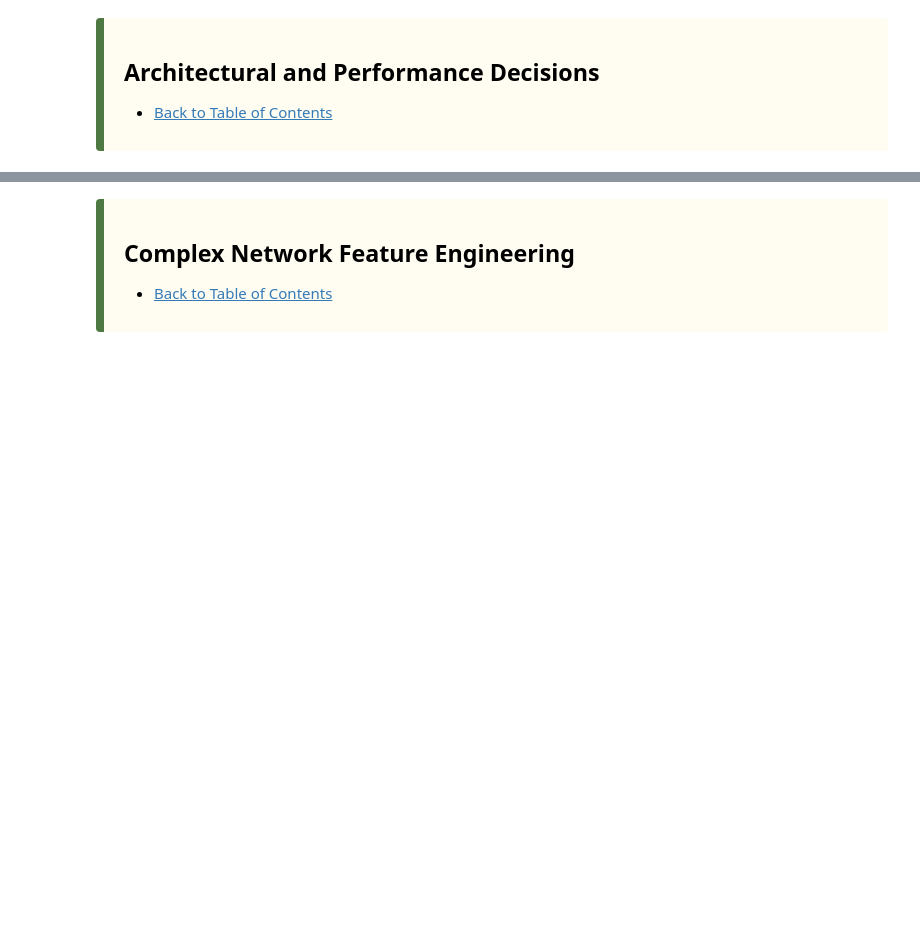
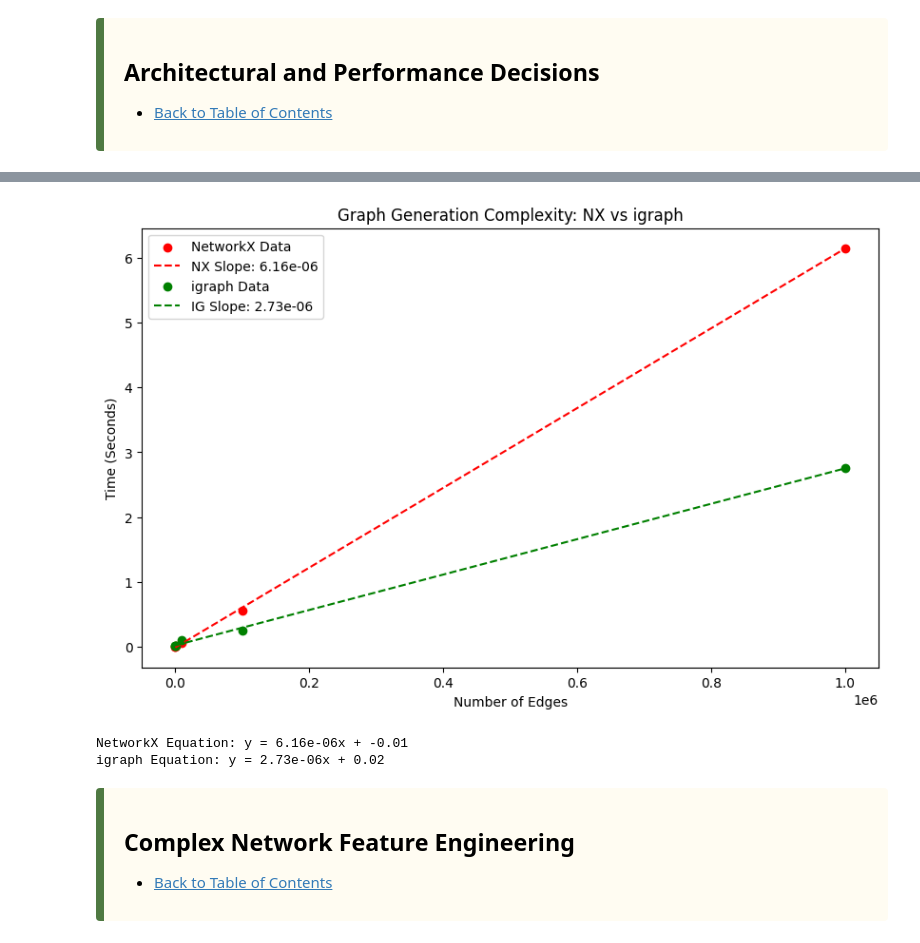
Before and after one commit to JaredWood-DU/COMP3703, a Jupyter notebook: final/explore_complex_networks.ipynb, the cells around one changed output, grey strips where cells are left out. Cells and saved outputs as stored; diff of their text form; code cells hidden in the pictures; blank space fills up the shorter version.

```diff
--- a/final/explore_complex_networks.ipynb
+++ b/final/explore_complex_networks.ipynb
@@ -70,0 +132,43 @@ import seaborn as sns
+# %%
+def _vis_graph_generation_time(df, sizes=[10, 100, 1000, 10000, 100000, 1000000]):
+    nx_times, ig_times = [], []
+    cols = ['in_bytes', 'out_bytes', 'duration_in']
+
+    for size in sizes:
+        sample = df.head(size)
+
+        # Benchmark NetworkX (MultiDiGraph)
+        start = time()
+        _ = nx.from_pandas_edgelist(sample, 'ipv4_src_addr', 'ipv4_dst_addr',
+                                    edge_attr=cols, create_using=nx.MultiDiGraph())
+        nx_times.append(time() - start)
+
+        # Benchmark igraph (Directed)
+        start = time()
+        _ = ig.Graph.DataFrame(sample[['ipv4_src_addr', 'ipv4_dst_addr'] + cols],
+                               directed=True, use_vids=False)
+        ig_times.append(time() - start)
+
+    # Convert to arrays for regression
+    sizes_arr = np.array(sizes)
+
+    # Calculate Best Fit Slopes (y = mx + b)
+    m_nx, b_nx = np.polyfit(sizes_arr, nx_times, 1)
+    m_ig, b_ig = np.polyfit(sizes_arr, ig_times, 1)
+
+    # Plotting
+    plt.figure(figsize=(10, 6))
+    plt.scatter(sizes, nx_times, color='red', label='NetworkX Data')
+    plt.plot(sizes, m_nx*sizes_arr + b_nx, '--', color='red', label=f'NX Slope: {m_nx:.2e}')
+
+    plt.scatter(sizes, ig_times, color='green', label='igraph Data')
+    plt.plot(sizes, m_ig*sizes_arr + b_ig, '--', color='green', label=f'IG Slope: {m_ig:.2e}')
+
+    plt.title('Graph Generation Complexity: NX vs igraph')
+    plt.xlabel('Number of Edges')
+    plt.ylabel('Time (Seconds)')
+    plt.legend()
+    plt.show()
+
+    print(f"NetworkX Equation: y = {m_nx:.2e}x + {b_nx:.2f}")
+    print(f"igraph Equation: y = {m_ig:.2e}x + {b_ig:.2f}")
@@ -71,3 +229,9 @@ import seaborn as sns
+# %%
+_vis_graph_generation_time(df)
+# %% [output]
+[figure, added]
+NetworkX Equation: y = 6.16e-06x + -0.01
+igraph Equation: y = 2.73e-06x + 0.02
 # %% [markdown]
 <div style="
     padding: 15px 20px;
```
Also changed, not shown: parts of 6 cells of this notebook.
